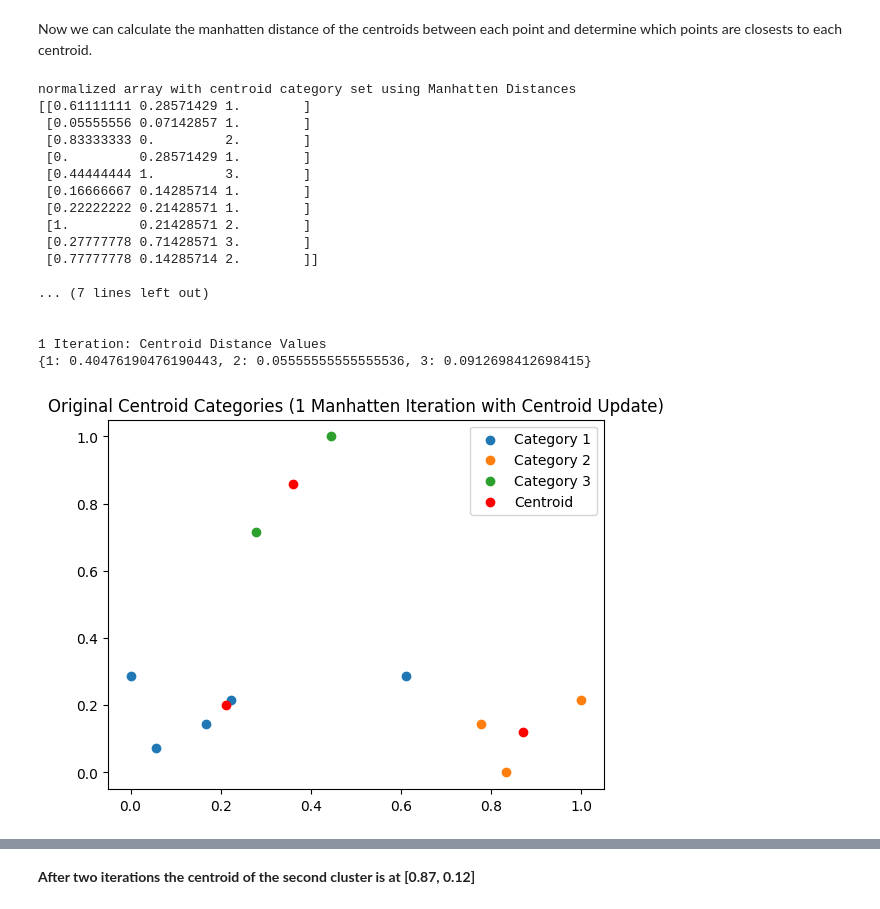
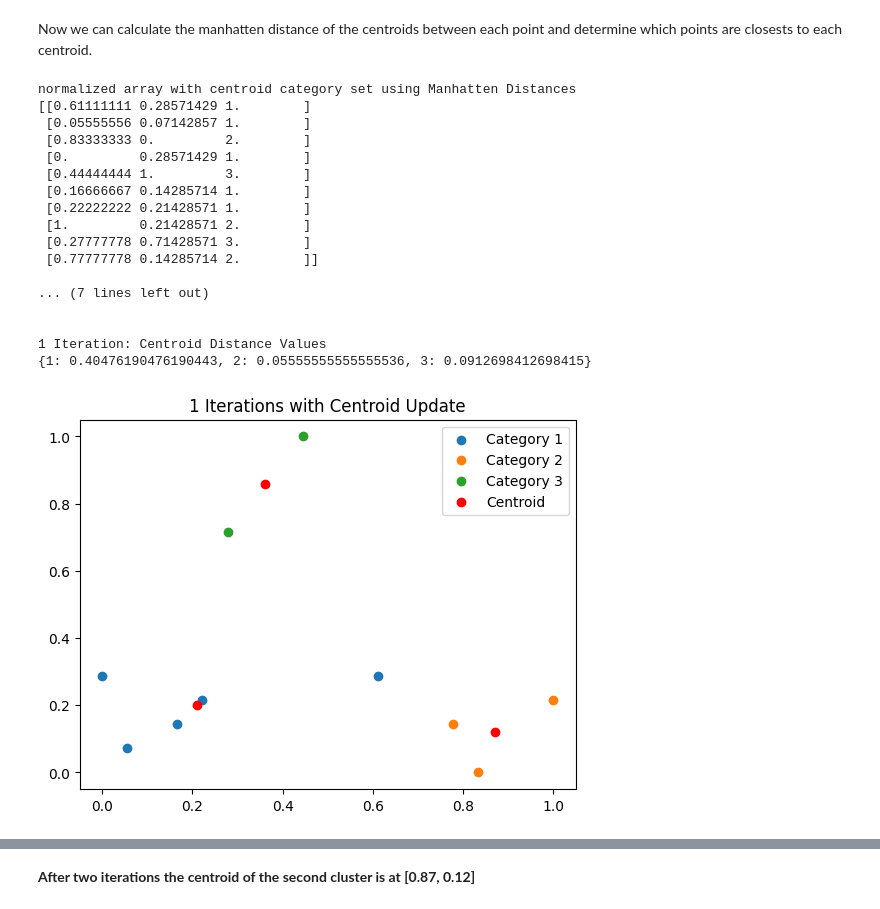
Before and after one commit to christian-ruiz/comp-642, a Jupyter notebook: module7/HW7_Provided/hw_7.ipynb, the cells around one changed output, grey strips where cells are left out. Saved outputs shown, nothing was run; the diff lists cells and outputs as text; code cells hidden in the pictures.

```diff
--- a/module7/HW7_Provided/hw_7.ipynb
+++ b/module7/HW7_Provided/hw_7.ipynb
@@ -193,35 +193,35 @@ categories = X_labeled[:, 2]
 
 # get unique categories
 unique_categories = np.unique(categories)
 
 # plot each category
 for category in unique_categories:
     # select data for the category
     idx = categories == category
     plt.scatter(x[idx], y[idx], label=f'Category {int(category)}')
 plt.scatter(cent_array1[:, 0], cent_array1[:, 1], color='red', label='Centroid')
 plt.legend()
-plt.title('Original Centroid Categories (1 Manhatten Iteration with Centroid Update)')
+plt.title('1 Iterations with Centroid Update')
 plt.show()
 # %% [output]
 normalized array with centroid category set using Manhatten Distances
 [[0.61111111 0.28571429 1.        ]
  [0.05555556 0.07142857 1.        ]
  [0.83333333 0.         2.        ]
  [0.         0.28571429 1.        ]
  [0.44444444 1.         3.        ]
  [0.16666667 0.14285714 1.        ]
  [0.22222222 0.21428571 1.        ]
  [1.         0.21428571 2.        ]
  [0.27777778 0.71428571 3.        ]
  [0.77777778 0.14285714 2.        ]]
 
 ... (7 lines left out)
 
 
 1 Iteration: Centroid Distance Values
 {1: 0.40476190476190443, 2: 0.05555555555555536, 3: 0.0912698412698415}
-[figure, old version]
+[figure, new version]
 # %%
 print('Initial Centroids')
 print(cent_dict, '\n\n')
```
Also changed, not shown: parts of 6 cells of this notebook.
